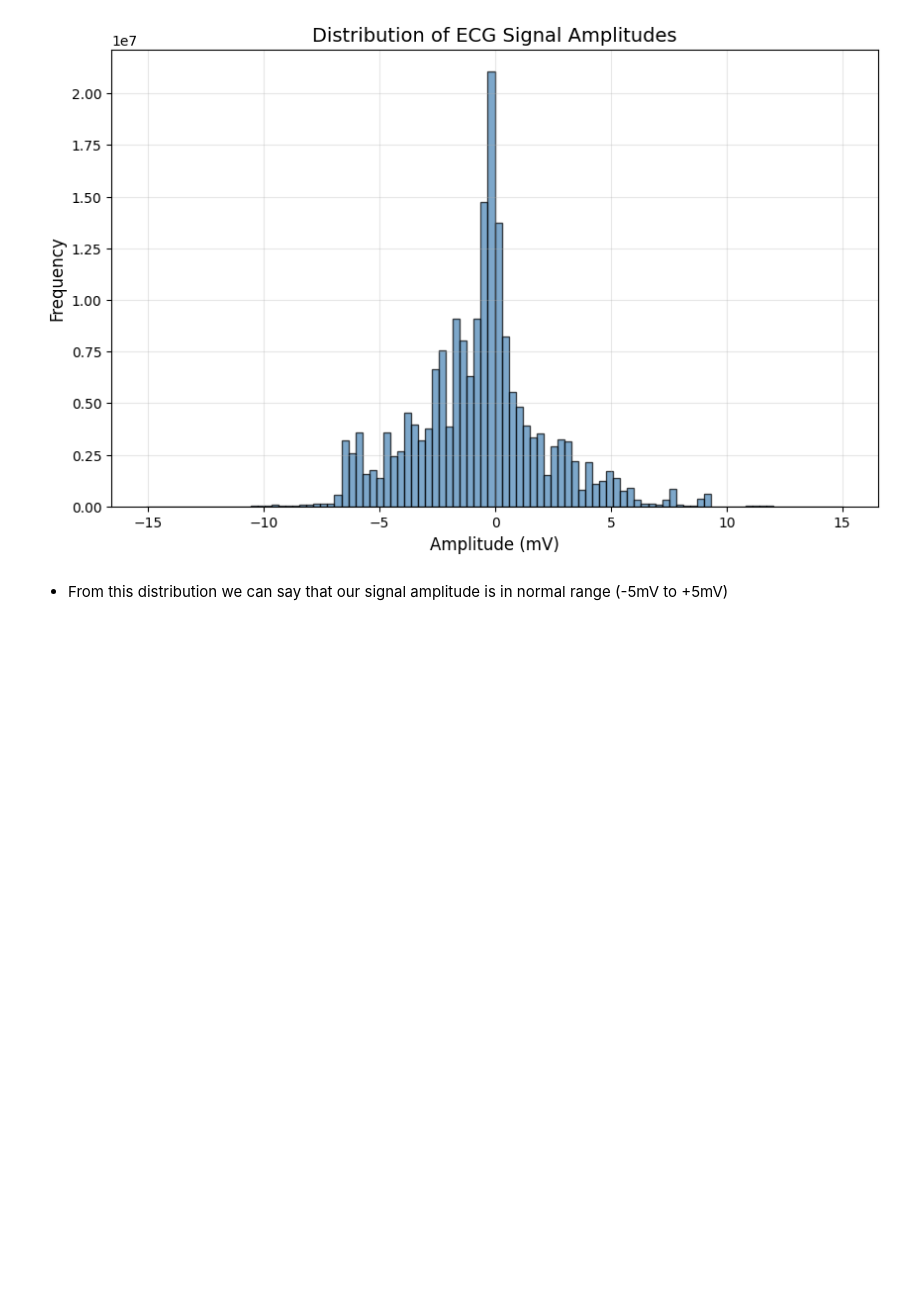
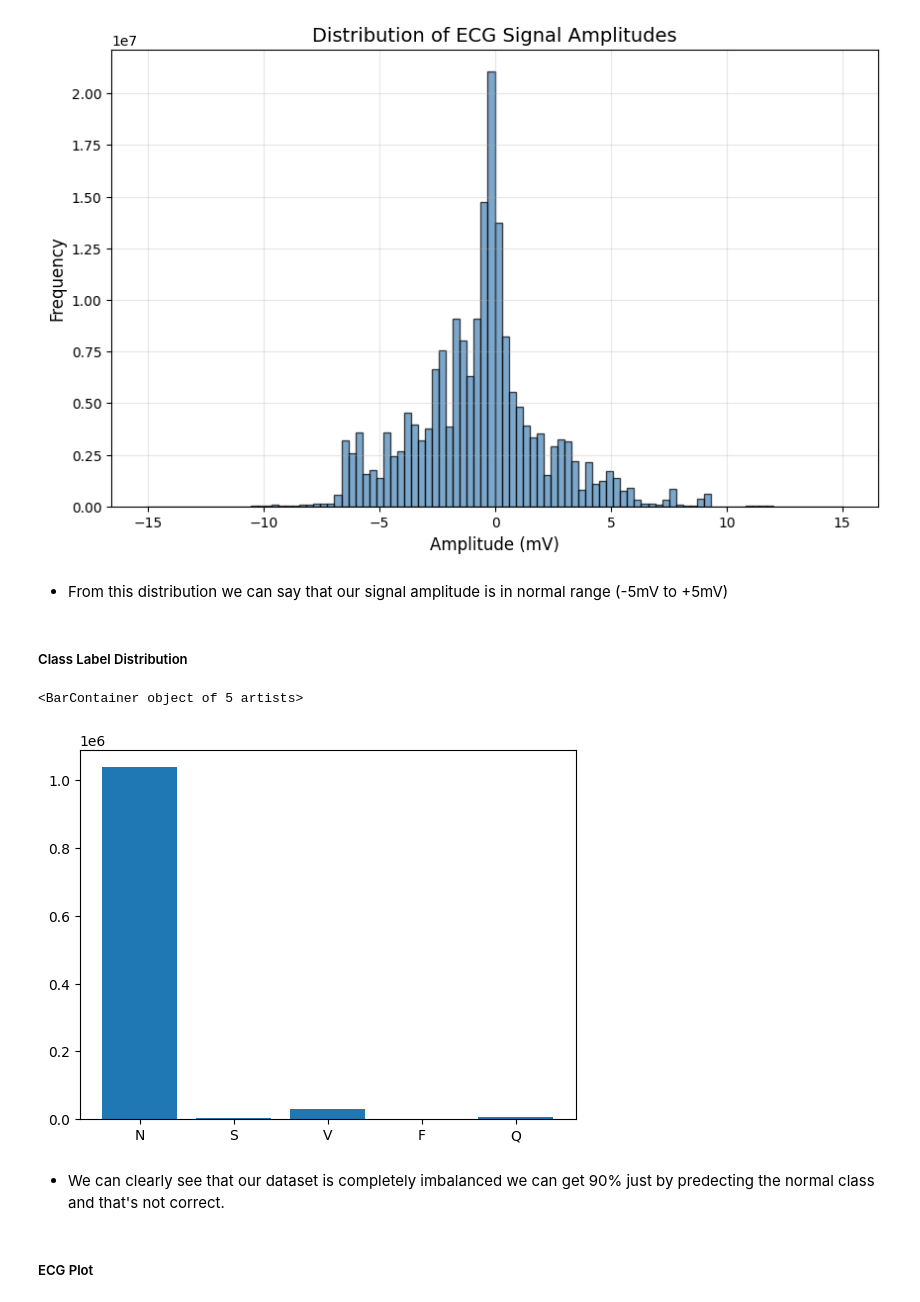
Before and after one commit to fodilayadi16-coder/ecg_project, a Jupyter notebook: notebooks/EDA.ipynb, the cells around one changed output. Drawn from its saved outputs; the diff is of its cells as text; code cells hidden in the pictures; blank space fills up the shorter version.

```diff
--- a/notebooks/EDA.ipynb
+++ b/notebooks/EDA.ipynb
@@ -162,3 +176,16 @@ plt.show()
 [figure]
 # %% [markdown]
 - From this distribution we can say that our signal amplitude is in normal range (-5mV to +5mV)
+# %% [markdown]
+##### Class Label Distribution
+# %%
+# How many samples per heartbeat class
+unique, counts = np.unique(y, return_counts=True)
+plt.bar(['N', 'S', 'V', 'F', 'Q'], counts)
+# %% [output]
+<BarContainer object of 5 artists>
+[figure, added]
+# %% [markdown]
+- We can clearly see that our dataset is completely imbalanced we can get 90% just by predecting the normal class and that's not correct.
+# %% [markdown]
+##### ECG Plot
```
Also changed, not shown: parts of 12 cells of this notebook.
